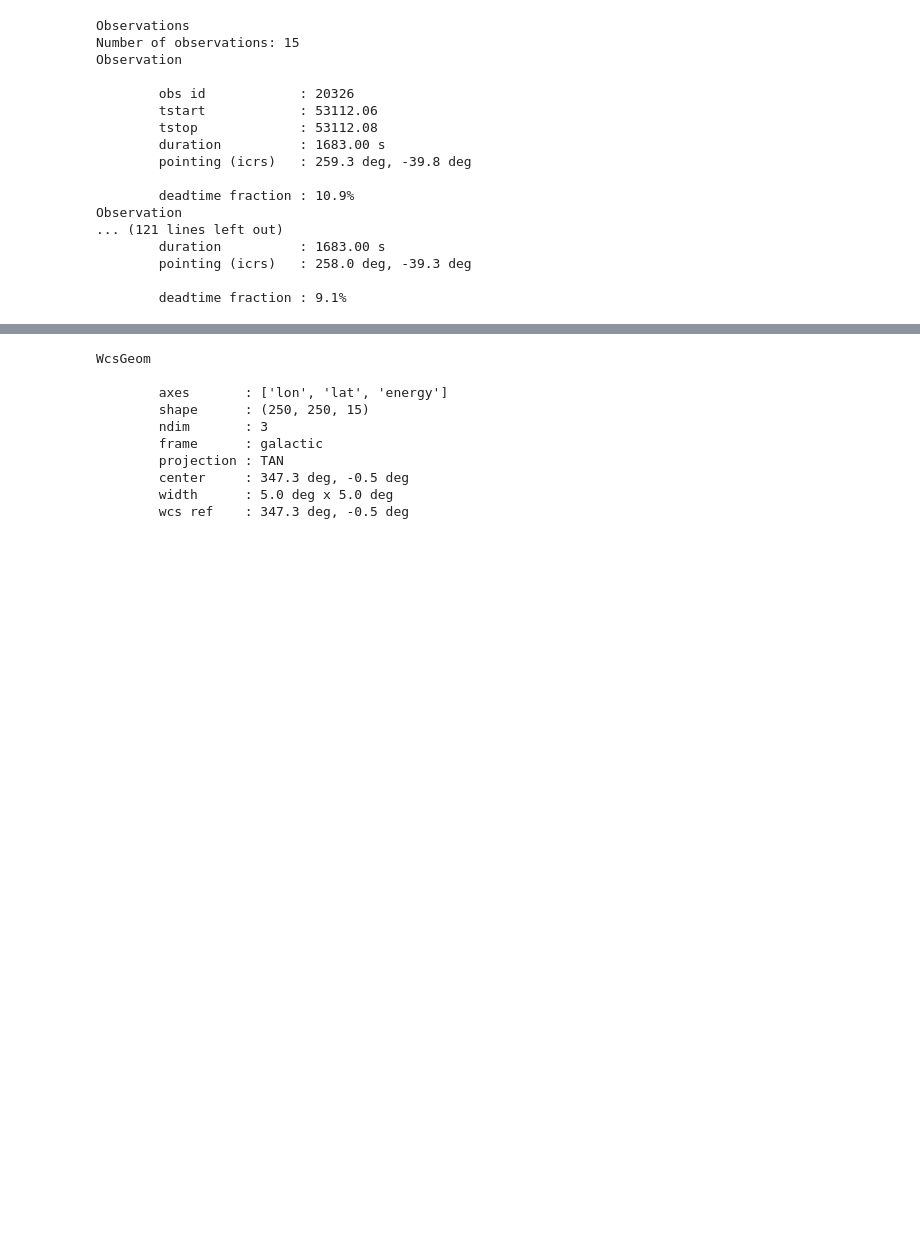
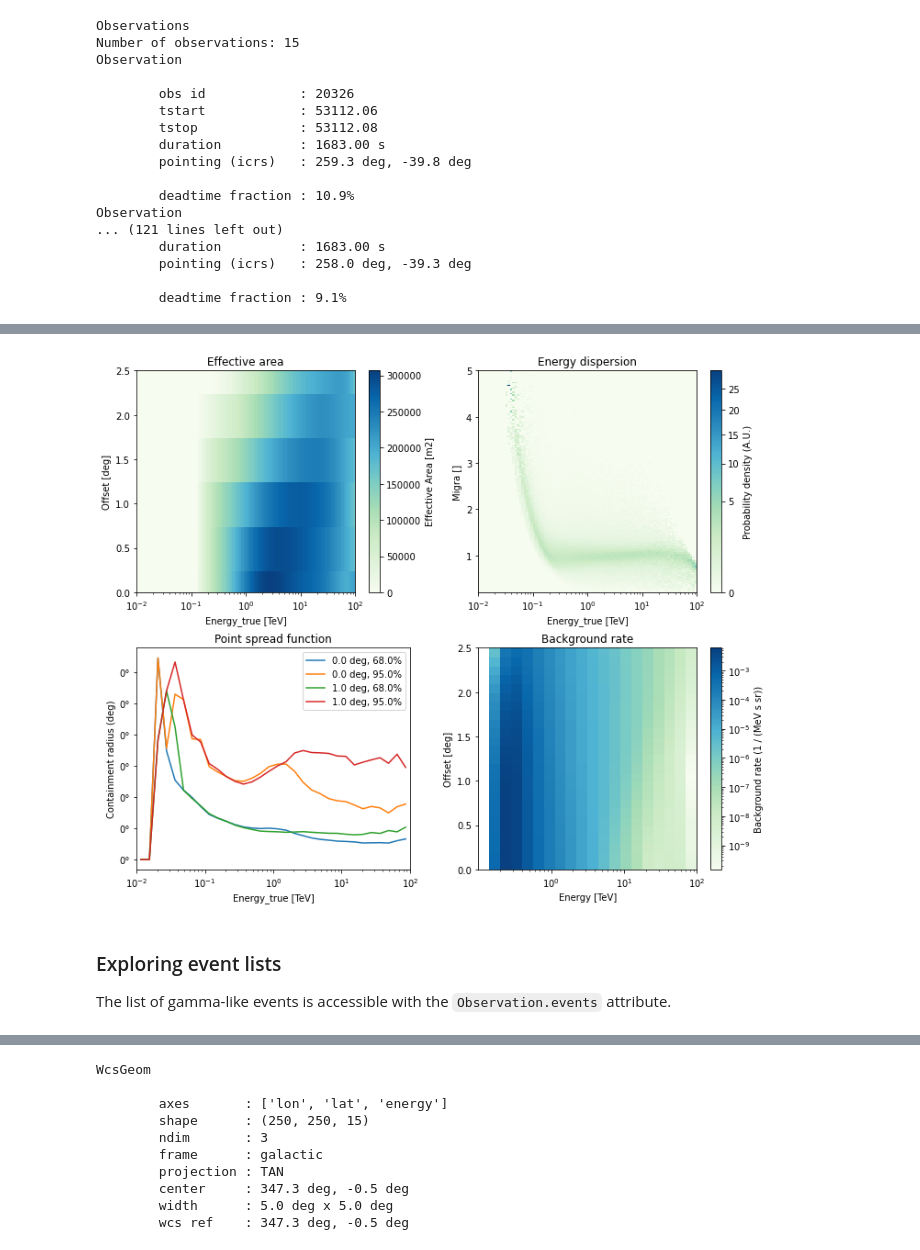
Before and after one commit to registerrier/gammapy_hands_on_ISAPP_2022, a Jupyter notebook: data_reduction_rxj1713.ipynb, the cells around one changed output, grey strips where cells are left out. Cells and saved outputs as stored; diff of their text form; code cells hidden in the pictures; blank space fills up the shorter version.

```diff
--- a/data_reduction_rxj1713.ipynb
+++ b/data_reduction_rxj1713.ipynb
@@ -135,2 +140,9 @@ Observation
 # %%
 obs = observations[0]
+obs.peek()
+# %% [output]
+[figure, added]
+# %% [markdown]
+### Exploring event lists
+
+The list of gamma-like events is accessible with the `Observation.events` attribute.
```
Also changed, not shown: parts of 29 cells of this notebook.
